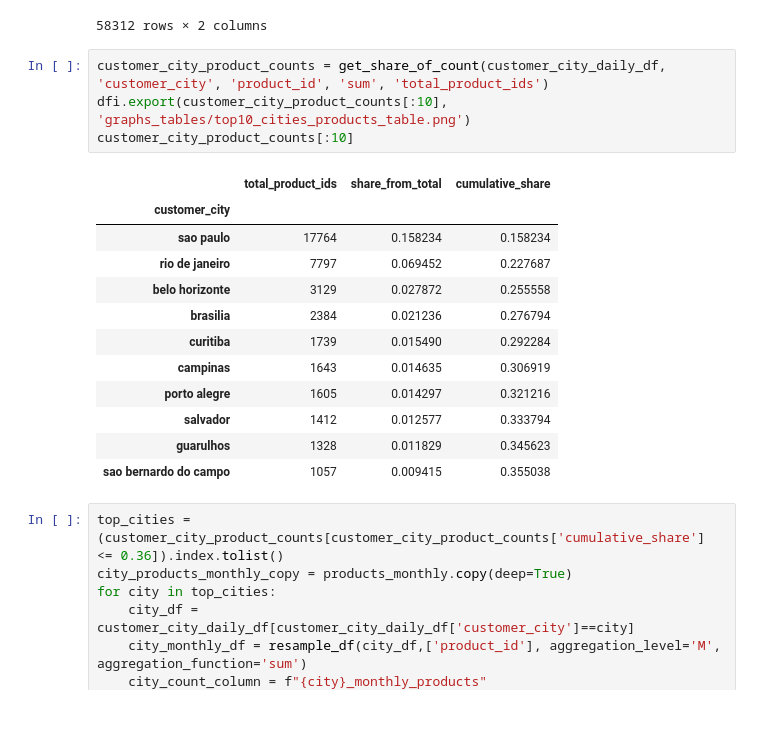
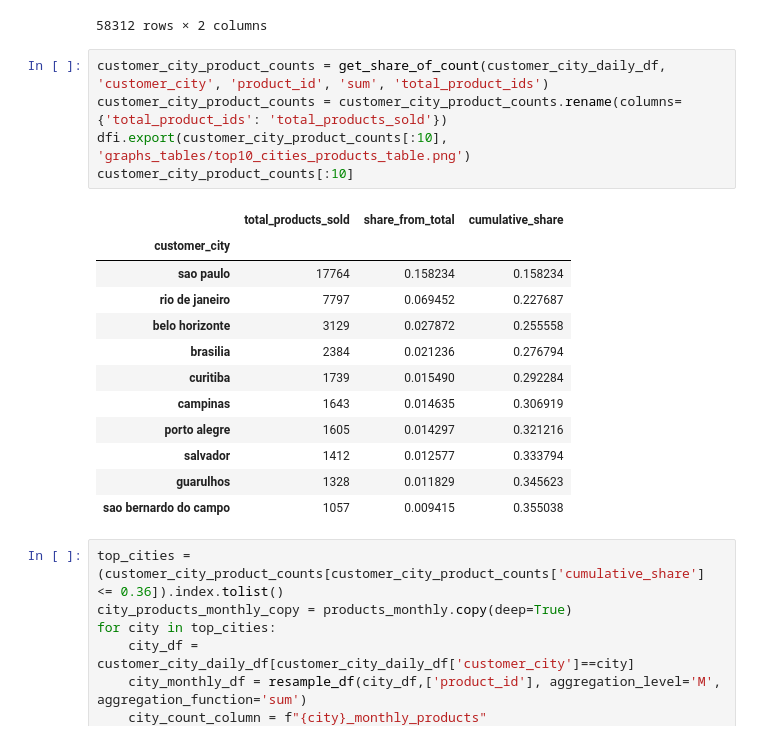
Before and after one commit to edson-github/udacity_ds_nanodg_blog_post, a Jupyter notebook: olist_ecommerce_eda/eda.ipynb, the cells around one changed output. Saved outputs shown, nothing was run; the diff lists cells and outputs as text.

```diff
--- a/olist_ecommerce_eda/eda.ipynb
+++ b/olist_ecommerce_eda/eda.ipynb
@@ -881,10 +887,11 @@ customer_city_daily_df
 58312 rows × 2 columns
 # %%
 customer_city_product_counts = get_share_of_count(customer_city_daily_df, 'customer_city', 'product_id', 'sum', 'total_product_ids')
+customer_city_product_counts = customer_city_product_counts.rename(columns={'total_product_ids': 'total_products_sold'})
 dfi.export(customer_city_product_counts[:10], 'graphs_tables/top10_cities_products_table.png')
 customer_city_product_counts[:10]
 # %% [output]
-|  | total_product_ids | share_from_total | cumulative_share |
+|  | total_products_sold | share_from_total | cumulative_share |
 | customer_city |  |  |  |
 | sao paulo | 17764 | 0.158234 | 0.158234 |
 | rio de janeiro | 7797 | 0.069452 | 0.227687 |
```
Also changed, not shown: parts of 32 cells of this notebook, 8 other files.
